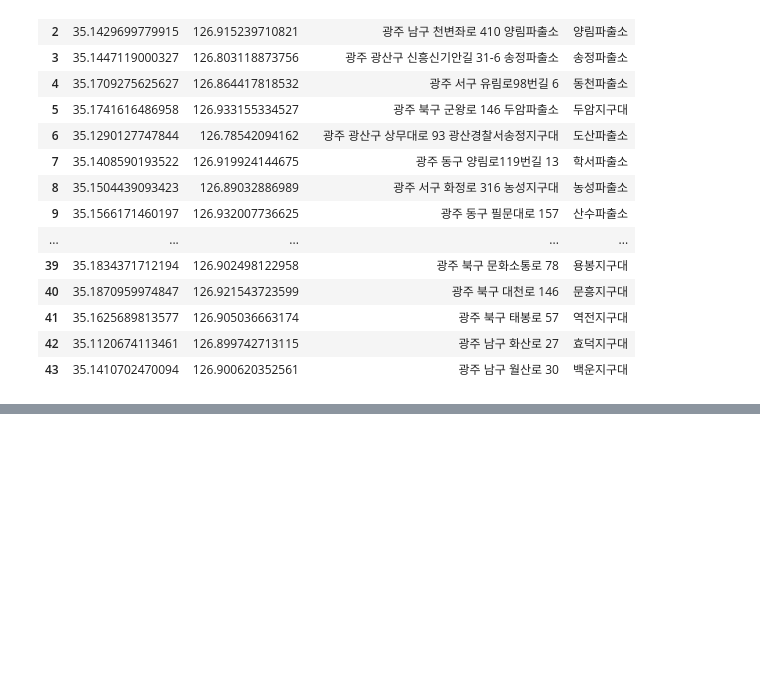
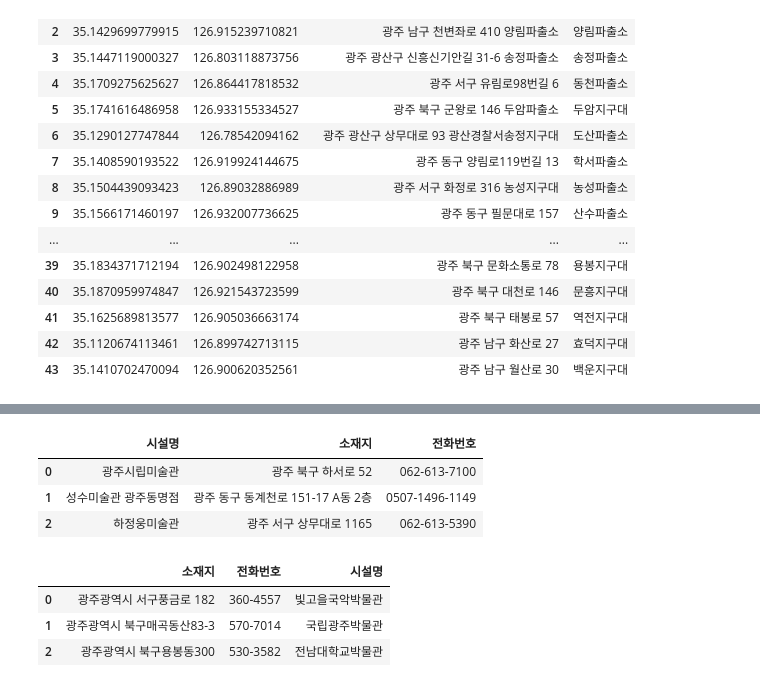
Before and after one commit to injoon2019/GJAI_Hackathon, a Jupyter notebook: 데이터 처리 코드/치안정보.ipynb, the cells around one changed output, grey strips where cells are left out. Cells and saved outputs as stored; diff of their text form; code cells hidden in the pictures; blank space fills up the shorter version.

Commit message:
Add Culture map

```diff
--- a/데이터 처리 코드/치안정보.ipynb
+++ b/데이터 처리 코드/치안정보.ipynb
@@ -376,0 +442,7 @@ police_lat_long_df
+# %%
+gallery.head(3)
+# %% [output]
+|  | 시설명 | 소재지 | 전화번호 |
+| 0 | 광주시립미술관 | 광주 북구 하서로 52 | 062-613-7100 |
+| 1 | 성수미술관 광주동명점 | 광주 동구 동계천로 151-17 A동 2층 | 0507-1496-1149 |
+| 2 | 하정웅미술관 | 광주 서구 상무대로 1165 | 062-613-5390 |
@@ -376,0 +454,7 @@ police_lat_long_df
+# %%
+culture.head(3)
+# %% [output]
+|  | 소재지 | 전화번호 | 시설명 |
+| 0 | 광주광역시 서구풍금로 182 | 360-4557 | 빛고을국악박물관 |
+| 1 | 광주광역시 북구매곡동산83-3 | 570-7014 | 국립광주박물관 |
+| 2 | 광주광역시 북구용봉동300 | 530-3582 | 전남대학교박물관 |
```
Also changed, not shown: parts of 9 cells of this notebook, 3 other files.
